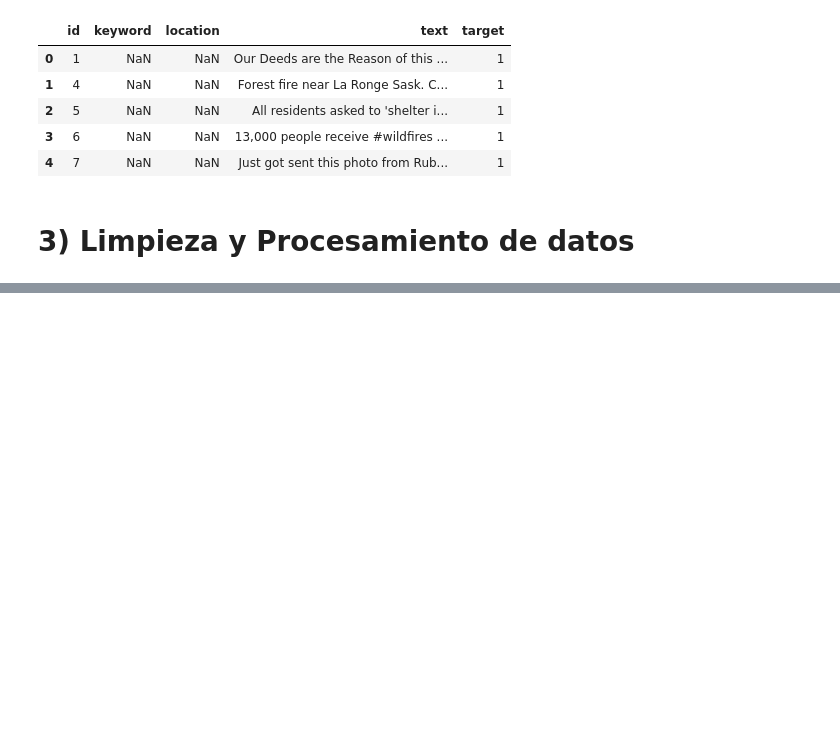
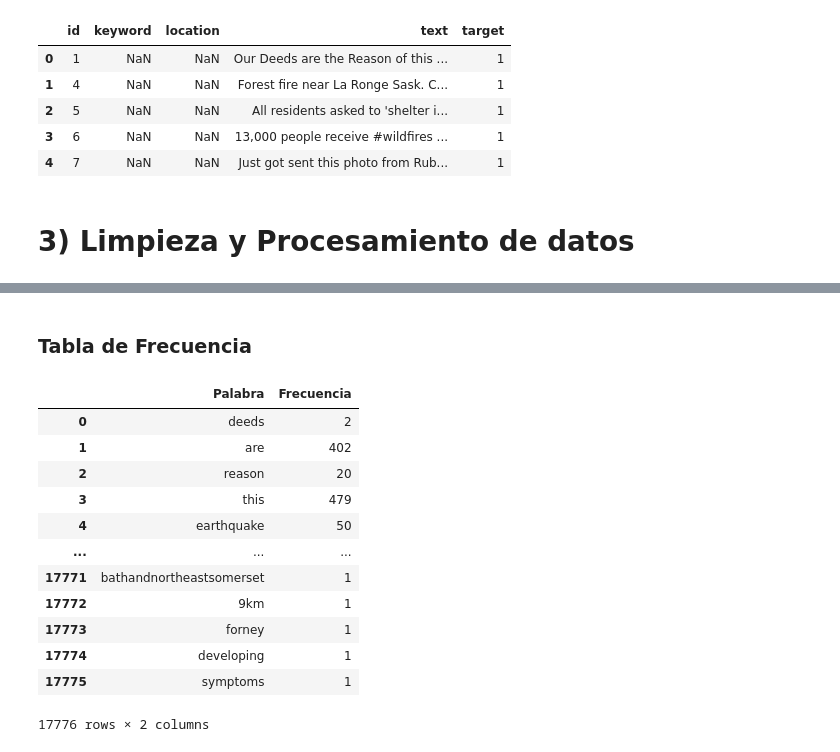
Before and after one commit to ElGutiz/DataScience-Lab5, a Jupyter notebook: Lab5 - DataScience.ipynb, the cells around one changed output, grey strips where cells are left out. Drawn from its saved outputs; the diff is of its cells as text; code cells hidden in the pictures; blank space fills up the shorter version.

```diff
--- a/Lab5 - DataScience.ipynb
+++ b/Lab5 - DataScience.ipynb
@@ -80,0 +84,34 @@ df.head()
+# %%
+# Función para encontrar frecuencia de palabras
+def freq(str):
+    palabra = []
+    cantidad = []
+
+    # Separamos el string en una lista de palabras
+    str = str.split()
+    str2 = []
+
+    # Iteramos en la lista, hasta el último valor
+    for i in str:
+
+        # Chequeamos que exista más de una palabra
+        if i not in str2:
+
+            # Insertamos el valor el la lista
+            str2.append(i)
+
+    for i in range(0, len(str2)):
+
+        palabra.append(str2[i])
+        cantidad.append(int(str.count(str2[i])))
+
+        # Contamos la frecuencia de cada palabra presente en str2 y mostramos
+        print('La frecuencia de: ', str2[i], 'es :', str.count(str2[i]))
+
+    return palabra, cantidad
+# %%
+texto = ""
+for text in tweets:
+    texto += text + " "
+
+palabra, cantidad = freq(texto)
@@ -80,0 +136,20 @@ df.head()
+# %% [markdown]
+### Tabla de Frecuencia
+# %%
+d = {'Palabra': palabra, 'Frecuencia': cantidad}
+dfpal = pd.DataFrame(d)
+dfpal
+# %% [output]
+|  | Palabra | Frecuencia |
+| 0 | deeds | 2 |
+| 1 | are | 402 |
+| 2 | reason | 20 |
+| 3 | this | 479 |
+| 4 | earthquake | 50 |
+| ... | ... | ... |
+| 17771 | bathandnortheastsomerset | 1 |
+| 17772 | 9km | 1 |
+| 17773 | forney | 1 |
+| 17774 | developing | 1 |
+| 17775 | symptoms | 1 |
+17776 rows × 2 columns
```
Also changed, not shown: parts of 12 cells of this notebook.
